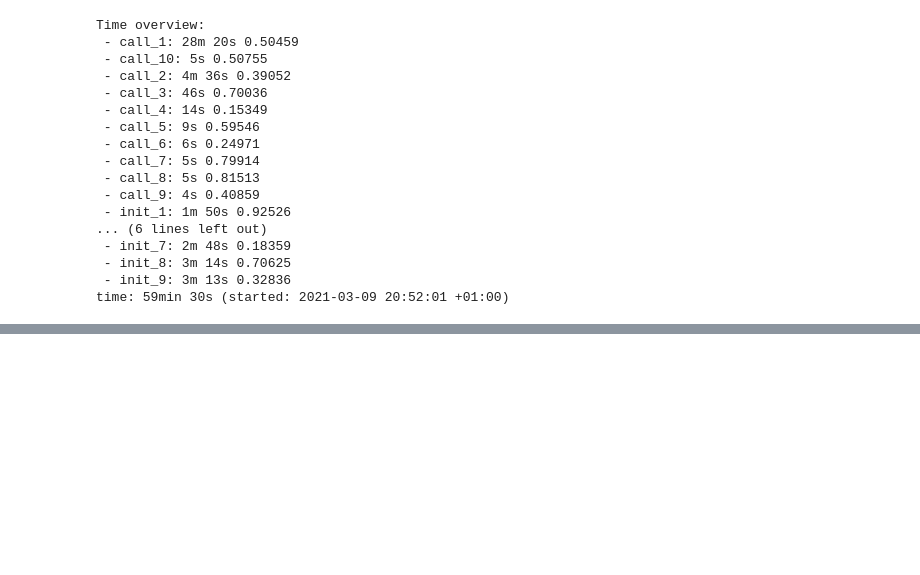
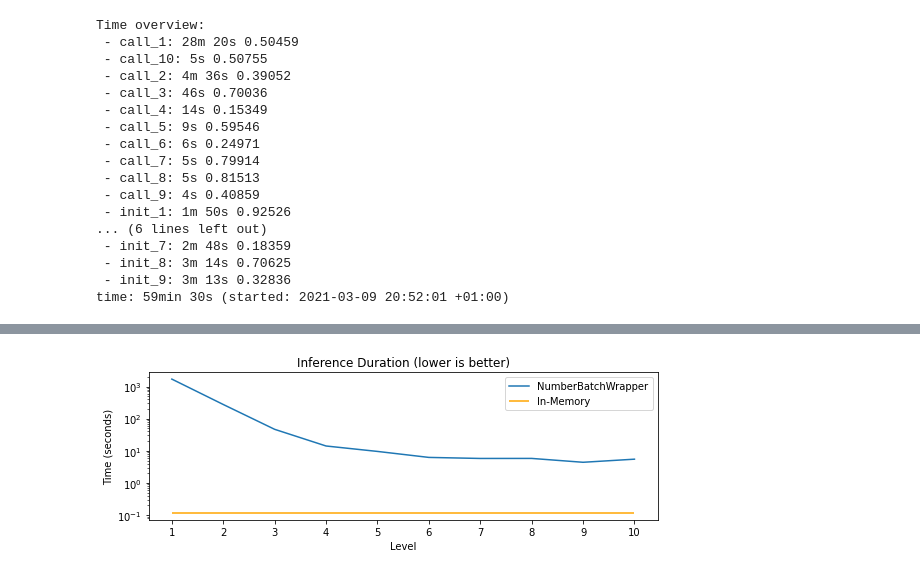
Before and after one commit to RubenPants/NumberBatchWrapper, a Jupyter notebook: demos/2_performance.ipynb, the cells around one changed output, grey strips where cells are left out. Drawn from its saved outputs; the diff is of its cells as text; code cells hidden in the pictures; blank space fills up the shorter version.

```diff
--- a/demos/2_performance.ipynb
+++ b/demos/2_performance.ipynb
@@ -131,0 +230,18 @@ Visualise the measured results.
+# %%
+# Inference time in seconds
+inf_time = [1700.504, 276.390, 46.700, 14.153, 9.595, 6.250, 5.800, 5.815, 4.409, 5.508]
+inf_base = .116
+
+plt.figure(figsize=(8,3))
+plt.plot(inf_time, label='NumberBatchWrapper')
+plt.hlines(inf_base, 0,9, color='orange', label="In-Memory")
+plt.title("Inference Duration (lower is better)")
+plt.xlabel('Level')
+plt.xticks(range(10), [x+1 for x in range(10)])
+plt.ylabel('Time (seconds)')
+plt.yscale('log')
+plt.legend()
+plt.tight_layout()
+plt.savefig(Path.cwd() / 'img/perf_inference.png', dpi=300)
+# %% [output]
+[figure, added]
```
Also changed, not shown: parts of 23 cells of this notebook, 7 other files.
